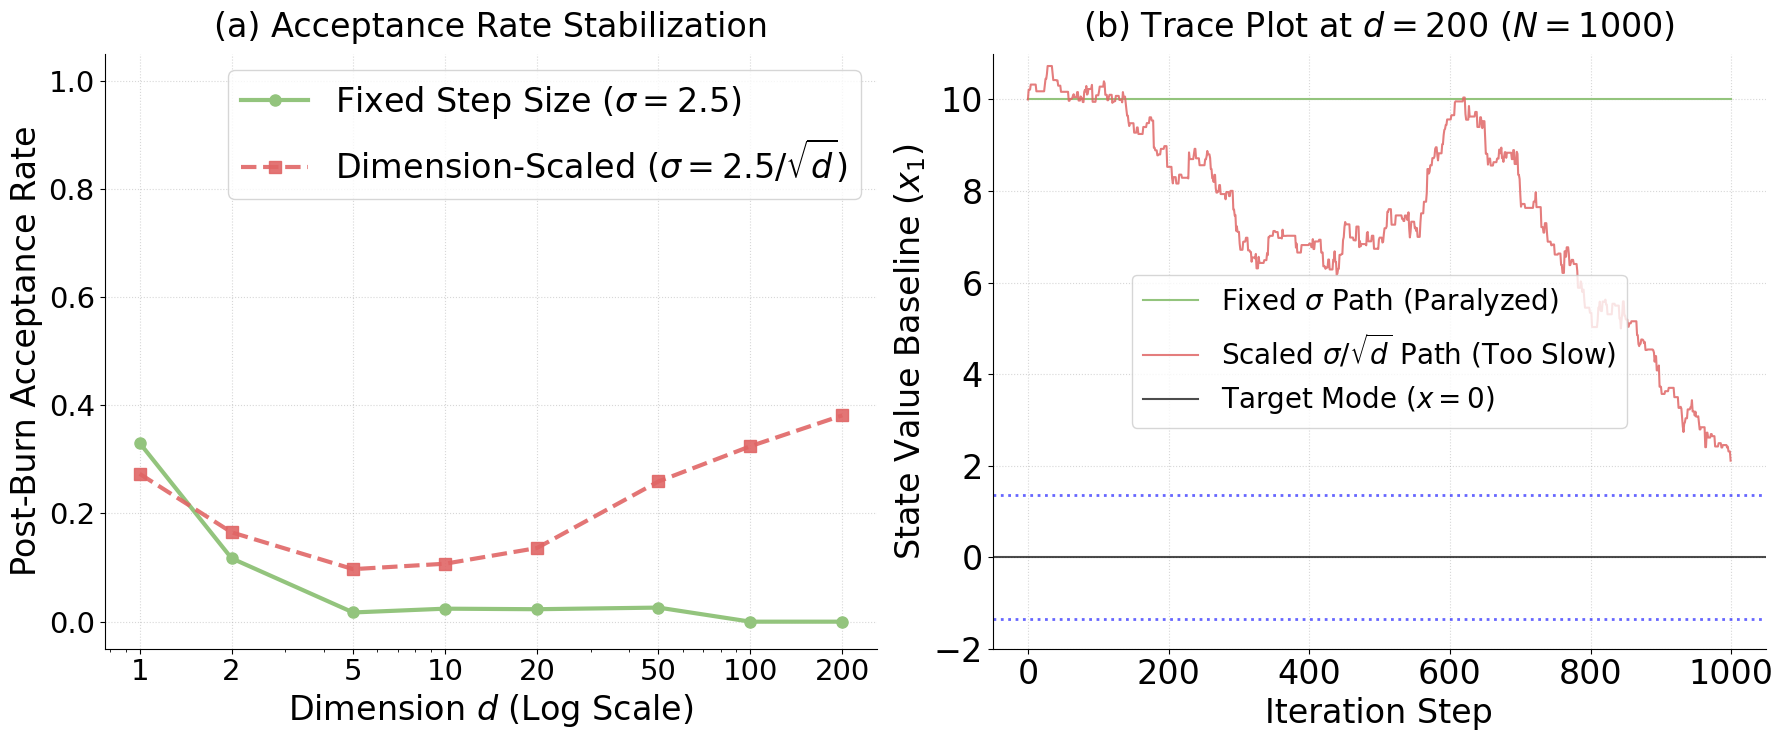
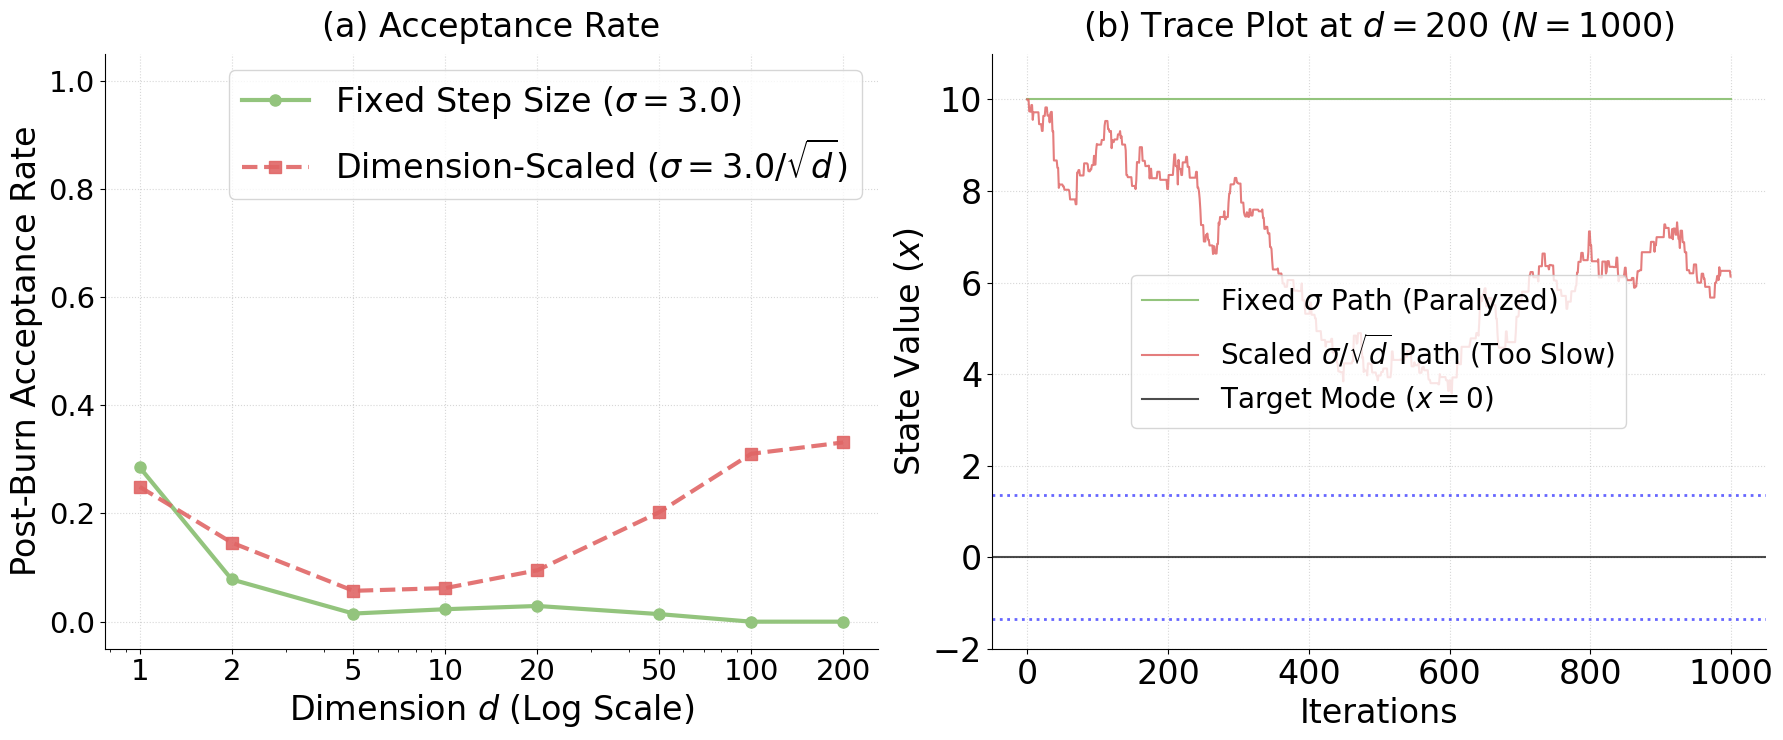
Unified diff of the notebook cell whose output changed from the first chart to the second:
--- before
+++ after
@@ -3,5 +3,5 @@
 
 dims = [1, 2, 5, 10, 20, 50, 100, 200]
-sigma0 = 2.5  # Baseline optimal scale from prior 1D tuning
+sigma0 = 3.0  # Baseline optimal scale from prior 1D tuning
 max_d = dims[-1]  # Maximum evaluated dimension for trace plot visualization
 
@@ -37,12 +37,12 @@
 # --- 3. Subplot 1 (Left): Post-Burn Acceptance Rate Profiles ---
 ax1.plot(dims, rates_fixed, marker='o', linewidth=3.0, markersize=8,
-         color="#93C47D", label=r"Fixed Step Size ($\sigma = 2.5$)")
+         color="#93C47D", label=r"Fixed Step Size ($\sigma = 3.0$)")
 ax1.plot(dims, rates_scaled, marker='s', linestyle='--', linewidth=3.0, markersize=8,
-         color="#E06666", alpha=0.9, label=r"Dimension-Scaled ($\sigma = 2.5 / \sqrt{d}$)")
+         color="#E06666", alpha=0.9, label=r"Dimension-Scaled ($\sigma = 3.0 / \sqrt{d}$)")
 
 ax1.set_xscale("log")
 ax1.set_xticks(dims)
 ax1.set_xticklabels([str(d) for d in dims])
-ax1.set_title("(a) Acceptance Rate Stabilization", fontsize=font_size, pad=12)
+ax1.set_title("(a) Acceptance Rate", fontsize=font_size, pad=12)
 ax1.set_xlabel(r"Dimension $d$ (Log Scale)", fontsize=font_size)
 ax1.set_ylabel("Post-Burn Acceptance Rate", fontsize=font_size)
@@ -68,6 +68,6 @@
 
 ax2.set_title(f"(b) Trace Plot at $d = {max_d}$ ($N = {N}$)", fontsize=font_size, pad=12)
-ax2.set_xlabel("Iteration Step", fontsize=font_size)
-ax2.set_ylabel(r"State Value Baseline ($x_1$)", fontsize=font_size)
+ax2.set_xlabel("Iterations", fontsize=font_size)
+ax2.set_ylabel(r"State Value ($x$)", fontsize=font_size)
 
 # Set the y-limits wide enough to see both the initial state (10) and the destination lines

Commit: Change